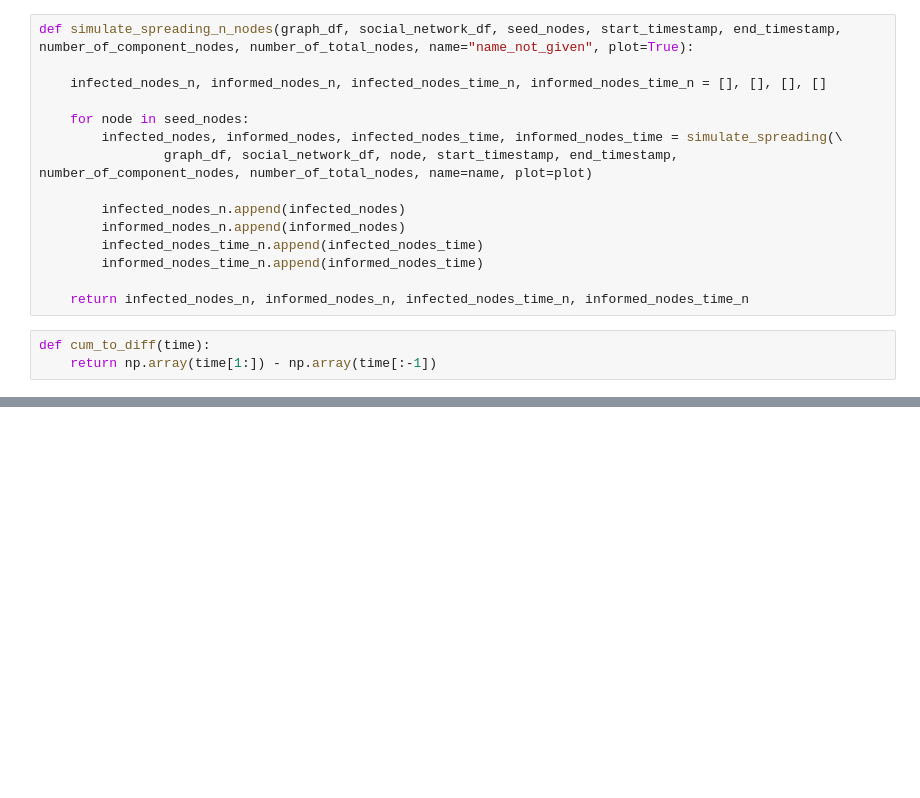
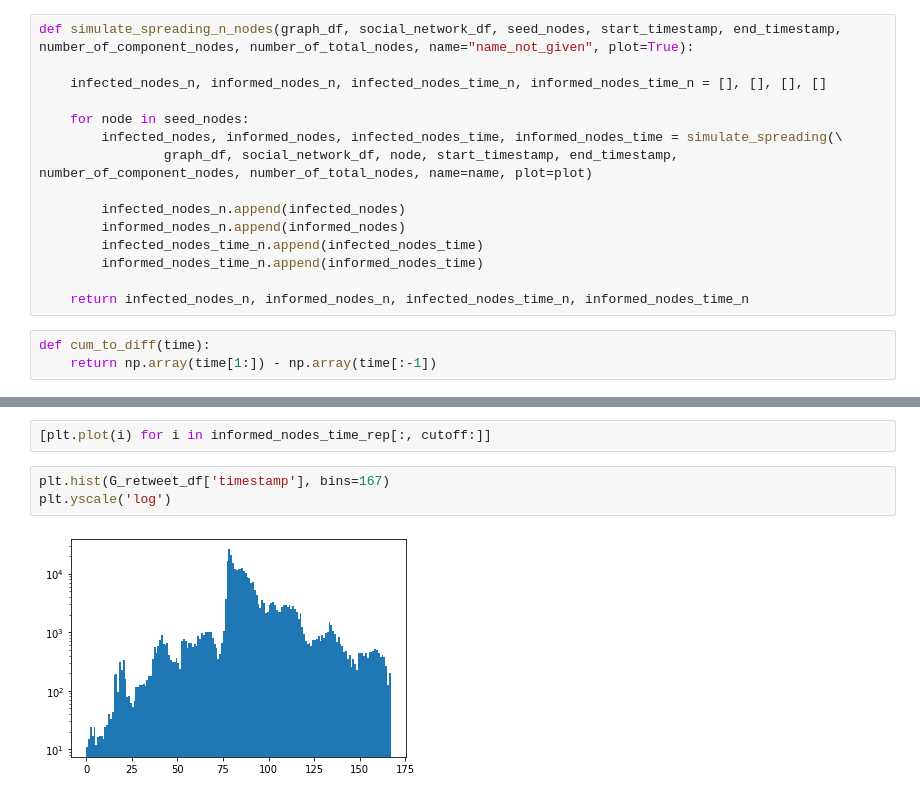
Before and after one commit to francescoopiccoli/higgs-twitter-network-science, a Jupyter notebook: src/process_final.ipynb, the cells around one changed output, grey strips where cells are left out. Drawn from its saved outputs; the diff is of its cells as text; blank space fills up the shorter version.

```diff
--- a/src/process_final.ipynb
+++ b/src/process_final.ipynb
@@ -238,0 +333,7 @@ plt.plot(corr)
+# %%
+[plt.plot(i) for i in informed_nodes_time_rep[:, cutoff:]]
+# %%
+plt.hist(G_retweet_df['timestamp'], bins=167)
+plt.yscale('log')
+# %% [output]
+[figure, added]
```
Also changed, not shown: parts of 18 cells of this notebook.
